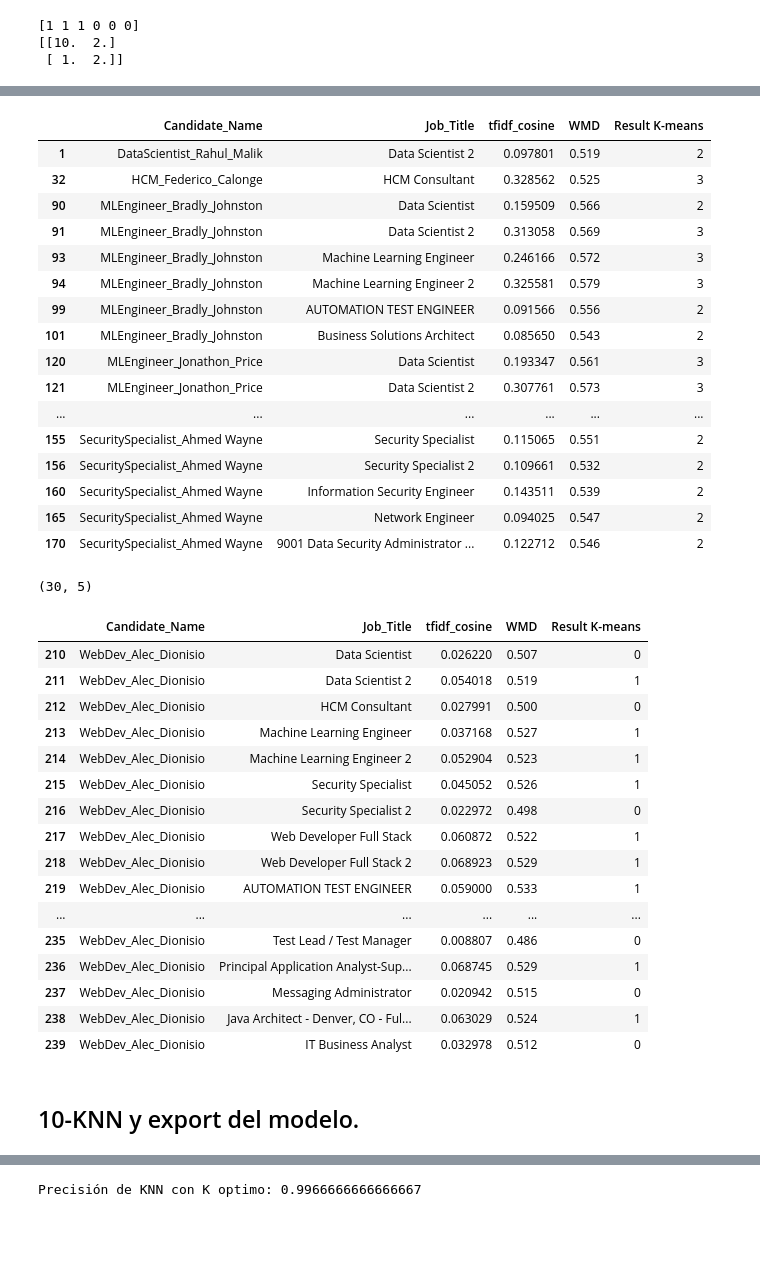
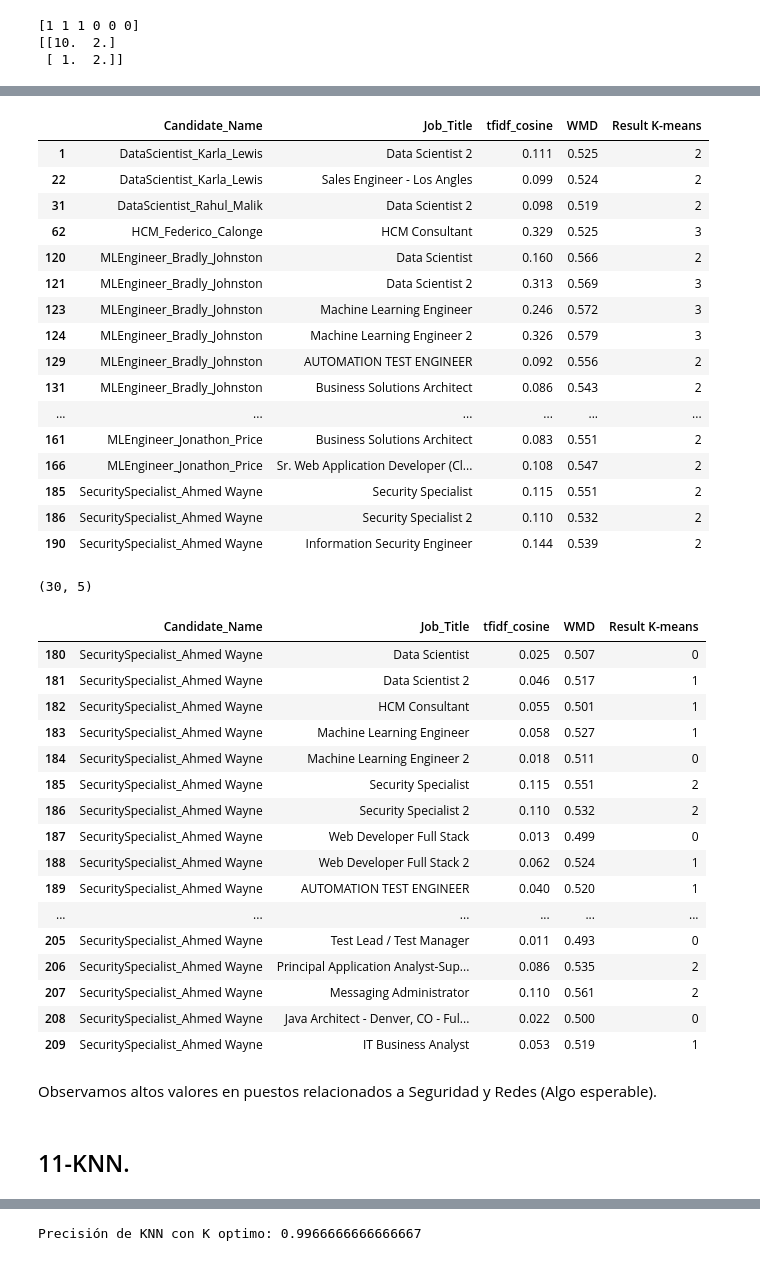
Before and after one commit to FedericoCalonge/automatic_reading_of_CVs_using_text_similarity, a Jupyter notebook: 2-Main/Jupyter_Notebooks/3-Kmeans_&_KNN.ipynb, the cells around one changed output, grey strips where cells are left out. Saved outputs shown, nothing was run; the diff lists cells and outputs as text; code cells hidden in the pictures; blank space fills up the shorter version.

```diff
--- a/2-Main/Jupyter_Notebooks/3-Kmeans_&_KNN.ipynb
+++ b/2-Main/Jupyter_Notebooks/3-Kmeans_&_KNN.ipynb
@@ -37,5 +39,5 @@ from sklearn import metrics
 # %%
-df_compar_cand_jobs_loaded = pd.read_pickle('DF_Exportado_Jobs_And_Candidates_own_model')
+df_compar_cand_jobs_loaded = pd.read_pickle('DF_Exportado_Jobs_And_Candidates_tfidf_cosine_and_wmd')
 df_compar_cand_jobs_loaded.shape
 # %% [output]
 (3131, 8)
@@ -154,6 +156,6 @@ DF_Karla_Lewis
 # %%
-new_df_withouth_HCM_CONS_2_and_Karla =  new_df_withouth_HCM_CONS_2[(new_df_withouth_HCM_CONS_2['Candidate_Name']!='DataScientist_Karla_Lewis')]
-DF_J_and_C = new_df_withouth_HCM_CONS_2_and_Karla
+new_df_withouth_HCM_CONS_2_and_Denis_Banik =  new_df_withouth_HCM_CONS_2[(new_df_withouth_HCM_CONS_2['Candidate_Name']!='SecuritySpecialist_Denis Banik')]
+DF_J_and_C = new_df_withouth_HCM_CONS_2_and_Denis_Banik
 DF_J_and_C
 # %% [output]
 |  | Candidate_Name | Job_Title | tfidf_cosine | WMD |
@@ -313,5 +309,5 @@ pandas.core.series.Series
 # %%
-dic = {2: 0, 0: 1, 1: 2, 3: 3}
+dic = {0: 0, 3: 1, 2: 2, 1: 3}
 DF_J_and_C['Result K-means'].replace(dic, inplace=True)
 # %%
 DF_J_and_C
@@ -334,48 +330,51 @@ new_df =  DF_J_and_C[(DF_J_and_C['Result K-means']==2) | (DF_J_and_C['Result K-m
 new_df.head(20)
 # %% [output]
 |  | Candidate_Name | Job_Title | tfidf_cosine | WMD | Result K-means |
-| 1 | DataScientist_Rahul_Malik | Data Scientist 2 | 0.097801 | 0.519 | 2 |
-| 32 | HCM_Federico_Calonge | HCM Consultant | 0.328562 | 0.525 | 3 |
-| 90 | MLEngineer_Bradly_Johnston | Data Scientist | 0.159509 | 0.566 | 2 |
-| 91 | MLEngineer_Bradly_Johnston | Data Scientist 2 | 0.313058 | 0.569 | 3 |
-| 93 | MLEngineer_Bradly_Johnston | Machine Learning Engineer | 0.246166 | 0.572 | 3 |
-| 94 | MLEngineer_Bradly_Johnston | Machine Learning Engineer 2 | 0.325581 | 0.579 | 3 |
-| 99 | MLEngineer_Bradly_Johnston | AUTOMATION TEST ENGINEER | 0.091566 | 0.556 | 2 |
-| 101 | MLEngineer_Bradly_Johnston | Business Solutions Architect | 0.085650 | 0.543 | 2 |
-| 120 | MLEngineer_Jonathon_Price | Data Scientist | 0.193347 | 0.561 | 3 |
-| 121 | MLEngineer_Jonathon_Price | Data Scientist 2 | 0.307761 | 0.573 | 3 |
+| 1 | DataScientist_Karla_Lewis | Data Scientist 2 | 0.111 | 0.525 | 2 |
+| 22 | DataScientist_Karla_Lewis | Sales Engineer - Los Angles | 0.099 | 0.524 | 2 |
+| 31 | DataScientist_Rahul_Malik | Data Scientist 2 | 0.098 | 0.519 | 2 |
+| 62 | HCM_Federico_Calonge | HCM Consultant | 0.329 | 0.525 | 3 |
+| 120 | MLEngineer_Bradly_Johnston | Data Scientist | 0.160 | 0.566 | 2 |
+| 121 | MLEngineer_Bradly_Johnston | Data Scientist 2 | 0.313 | 0.569 | 3 |
+| 123 | MLEngineer_Bradly_Johnston | Machine Learning Engineer | 0.246 | 0.572 | 3 |
+| 124 | MLEngineer_Bradly_Johnston | Machine Learning Engineer 2 | 0.326 | 0.579 | 3 |
+| 129 | MLEngineer_Bradly_Johnston | AUTOMATION TEST ENGINEER | 0.092 | 0.556 | 2 |
+| 131 | MLEngineer_Bradly_Johnston | Business Solutions Architect | 0.086 | 0.543 | 2 |
 | ... | ... | ... | ... | ... | ... |
-| 155 | SecuritySpecialist_Ahmed Wayne | Security Specialist | 0.115065 | 0.551 | 2 |
-| 156 | SecuritySpecialist_Ahmed Wayne | Security Specialist 2 | 0.109661 | 0.532 | 2 |
-| 160 | SecuritySpecialist_Ahmed Wayne | Information Security Engineer | 0.143511 | 0.539 | 2 |
-| 165 | SecuritySpecialist_Ahmed Wayne | Network Engineer | 0.094025 | 0.547 | 2 |
-| 170 | SecuritySpecialist_Ahmed Wayne | 9001 Data Security Administrator ... | 0.122712 | 0.546 | 2 |
+| 161 | MLEngineer_Jonathon_Price | Business Solutions Architect | 0.083 | 0.551 | 2 |
+| 166 | MLEngineer_Jonathon_Price | Sr. Web Application Developer (Cl... | 0.108 | 0.547 | 2 |
+| 185 | SecuritySpecialist_Ahmed Wayne | Security Specialist | 0.115 | 0.551 | 2 |
+| 186 | SecuritySpecialist_Ahmed Wayne | Security Specialist 2 | 0.110 | 0.532 | 2 |
+| 190 | SecuritySpecialist_Ahmed Wayne | Information Security Engineer | 0.144 | 0.539 | 2 |
 # %%
-is_Bradly_Johnston =  DF_J_and_C['Candidate_Name']=='WebDev_Alec_Dionisio'
-new_DF = DF_J_and_C[is_Bradly_Johnston]
+#Vemos resultados por ejemplo para 'SecuritySpecialist_Ahmed Wayne':
+is_Ahmed_Wayne =  DF_J_and_C['Candidate_Name']=='SecuritySpecialist_Ahmed Wayne'
+new_DF = DF_J_and_C[is_Ahmed_Wayne]
 print(new_DF.shape)
 new_DF
 # %% [output]
 (30, 5)
 |  | Candidate_Name | Job_Title | tfidf_cosine | WMD | Result K-means |
-| 210 | WebDev_Alec_Dionisio | Data Scientist | 0.026220 | 0.507 | 0 |
-| 211 | WebDev_Alec_Dionisio | Data Scientist 2 | 0.054018 | 0.519 | 1 |
-| 212 | WebDev_Alec_Dionisio | HCM Consultant | 0.027991 | 0.500 | 0 |
-| 213 | WebDev_Alec_Dionisio | Machine Learning Engineer | 0.037168 | 0.527 | 1 |
-| 214 | WebDev_Alec_Dionisio | Machine Learning Engineer 2 | 0.052904 | 0.523 | 1 |
-| 215 | WebDev_Alec_Dionisio | Security Specialist | 0.045052 | 0.526 | 1 |
-| 216 | WebDev_Alec_Dionisio | Security Specialist 2 | 0.022972 | 0.498 | 0 |
-| 217 | WebDev_Alec_Dionisio | Web Developer Full Stack | 0.060872 | 0.522 | 1 |
-| 218 | WebDev_Alec_Dionisio | Web Developer Full Stack 2 | 0.068923 | 0.529 | 1 |
-| 219 | WebDev_Alec_Dionisio | AUTOMATION TEST ENGINEER | 0.059000 | 0.533 | 1 |
+| 180 | SecuritySpecialist_Ahmed Wayne | Data Scientist | 0.025 | 0.507 | 0 |
+| 181 | SecuritySpecialist_Ahmed Wayne | Data Scientist 2 | 0.046 | 0.517 | 1 |
+| 182 | SecuritySpecialist_Ahmed Wayne | HCM Consultant | 0.055 | 0.501 | 1 |
+| 183 | SecuritySpecialist_Ahmed Wayne | Machine Learning Engineer | 0.058 | 0.527 | 1 |
+| 184 | SecuritySpecialist_Ahmed Wayne | Machine Learning Engineer 2 | 0.018 | 0.511 | 0 |
+| 185 | SecuritySpecialist_Ahmed Wayne | Security Specialist | 0.115 | 0.551 | 2 |
+| 186 | SecuritySpecialist_Ahmed Wayne | Security Specialist 2 | 0.110 | 0.532 | 2 |
+| 187 | SecuritySpecialist_Ahmed Wayne | Web Developer Full Stack | 0.013 | 0.499 | 0 |
+| 188 | SecuritySpecialist_Ahmed Wayne | Web Developer Full Stack 2 | 0.062 | 0.524 | 1 |
+| 189 | SecuritySpecialist_Ahmed Wayne | AUTOMATION TEST ENGINEER | 0.040 | 0.520 | 1 |
 | ... | ... | ... | ... | ... | ... |
-| 235 | WebDev_Alec_Dionisio | Test Lead / Test Manager | 0.008807 | 0.486 | 0 |
-| 236 | WebDev_Alec_Dionisio | Principal Application Analyst-Sup... | 0.068745 | 0.529 | 1 |
-| 237 | WebDev_Alec_Dionisio | Messaging Administrator | 0.020942 | 0.515 | 0 |
-| 238 | WebDev_Alec_Dionisio | Java Architect - Denver, CO - Ful... | 0.063029 | 0.524 | 1 |
-| 239 | WebDev_Alec_Dionisio | IT Business Analyst | 0.032978 | 0.512 | 0 |
+| 205 | SecuritySpecialist_Ahmed Wayne | Test Lead / Test Manager | 0.011 | 0.493 | 0 |
+| 206 | SecuritySpecialist_Ahmed Wayne | Principal Application Analyst-Sup... | 0.086 | 0.535 | 2 |
+| 207 | SecuritySpecialist_Ahmed Wayne | Messaging Administrator | 0.110 | 0.561 | 2 |
+| 208 | SecuritySpecialist_Ahmed Wayne | Java Architect - Denver, CO - Ful... | 0.022 | 0.500 | 0 |
+| 209 | SecuritySpecialist_Ahmed Wayne | IT Business Analyst | 0.053 | 0.519 | 1 |
+# %% [markdown]
+Observamos altos valores en puestos relacionados a Seguridad y Redes (Algo esperable).
 # %% [markdown]
-## 10-KNN y export del modelo.
+## 11-KNN.
 # %%
 #En X colocamos únicamente las features numéricas 'tfidf_cosine' y 'WMD' para predecir la variable Y.
 x_data = DF_J_and_C.drop(["Candidate_Name","Job_Title","Result K-means"],axis=1)
```
Also changed, not shown: parts of 45 cells of this notebook, 10 other files.
